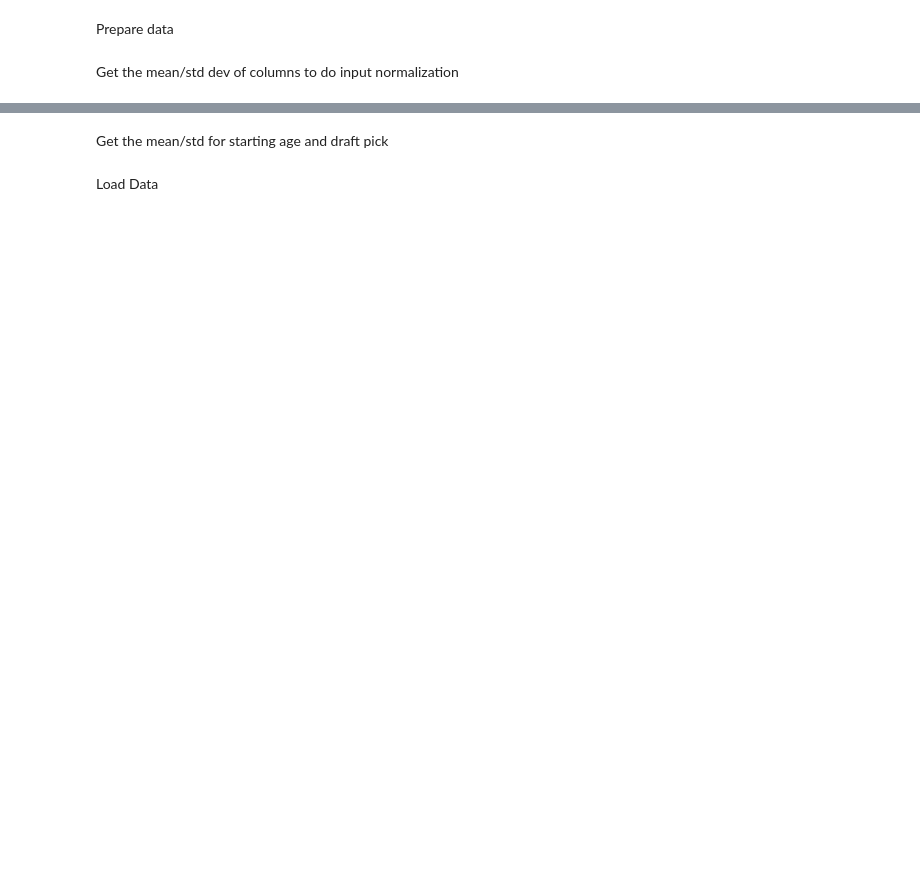
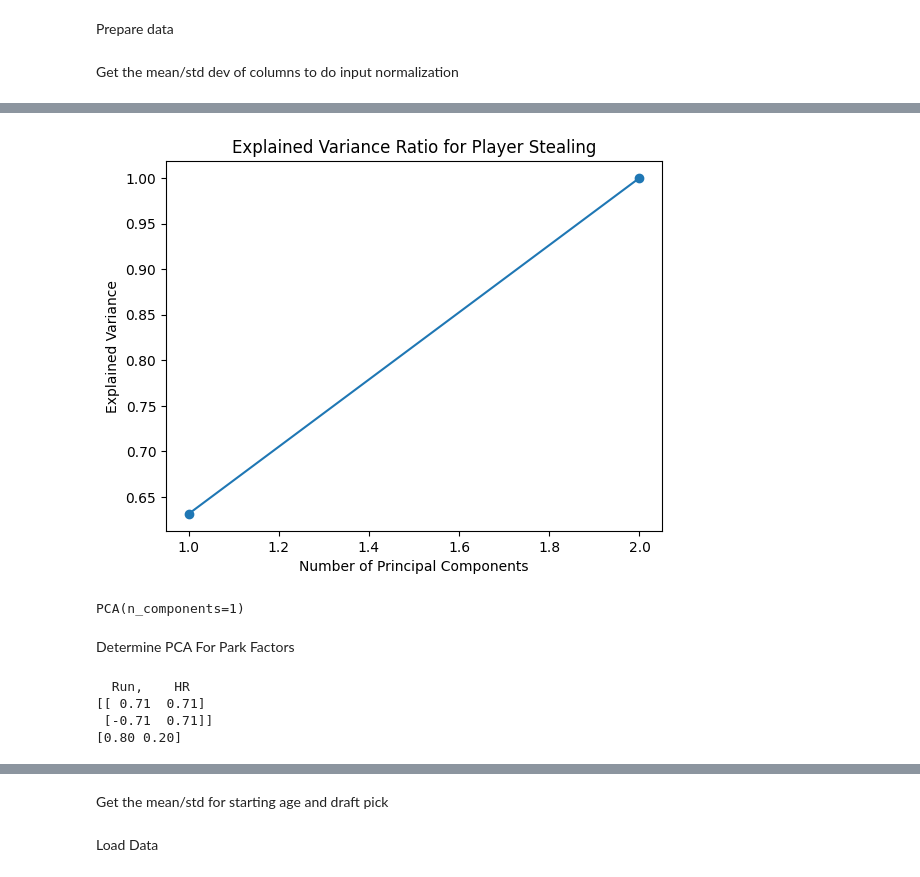
Before and after one commit to nitzryan/BaseballModels, a Jupyter notebook: Model.ipynb, the cells around one changed output, grey strips where cells are left out. Saved outputs shown, nothing was run; the diff lists cells and outputs as text; code cells hidden in the pictures; blank space fills up the shorter version.

```diff
--- a/Model.ipynb
+++ b/Model.ipynb
@@ -60,0 +164,2 @@ def GetNormalizedInput(idx, value):
+# %%
+ndarray_stealing, scaler_stealing = Generate_Normalized_Stats(db, stealing_stats_query, hitter_table)
@@ -60,0 +181,12 @@ def GetNormalizedInput(idx, value):
+# %%
+Plot_Explained_Var("Stealing", explained_var, ndarray_stealing.shape[1])
+# %% [output]
+[figure, added]
+# %%
+STEALING_PCA_COMPONENTS = 1
+pca_stealing = PCA(STEALING_PCA_COMPONENTS)
+pca_stealing.fit(ndarray_stealing)
+# %% [output]
+PCA(n_components=1)
+# %% [markdown]
+Determine PCA For Park Factors
@@ -60,0 +195,15 @@ def GetNormalizedInput(idx, value):
+# %%
+explained_var = []
+for n in range(ndarray_hitting_parkfactors.shape[1]):
+    pca = PCA(n + 1)
+    pca.fit_transform(ndarray_hitting_parkfactors)
+    explained_var.append(np.sum(pca.explained_variance_ratio_))
+
+print("  Run,    HR")
+print(pca.components_)
+print(pca.explained_variance_ratio_)
+# %% [output]
+  Run,    HR
+[[ 0.71  0.71]
+ [-0.71  0.71]]
+[0.80 0.20]
```
Also changed, not shown: parts of 44 cells of this notebook, 1 other file.
